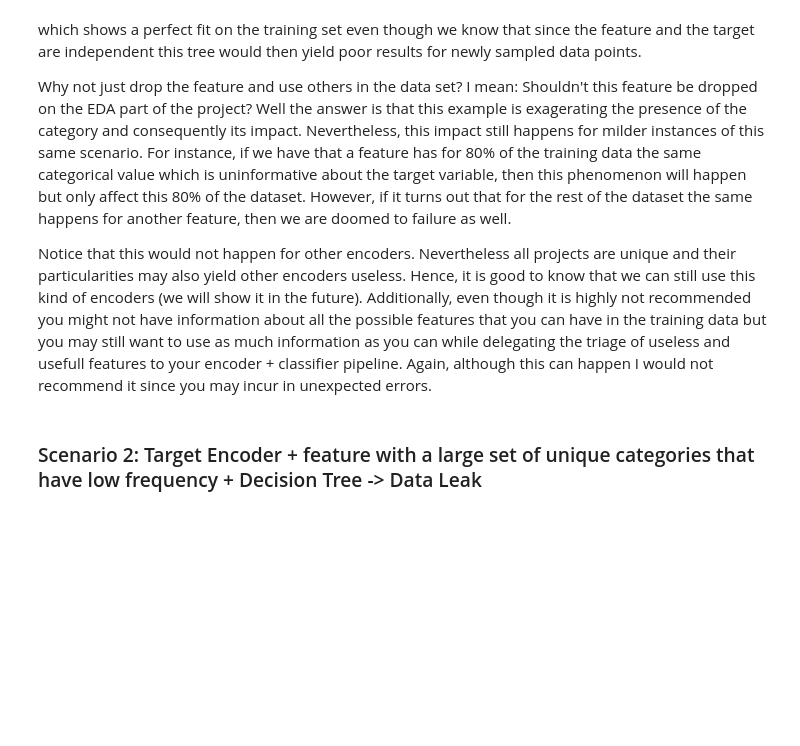
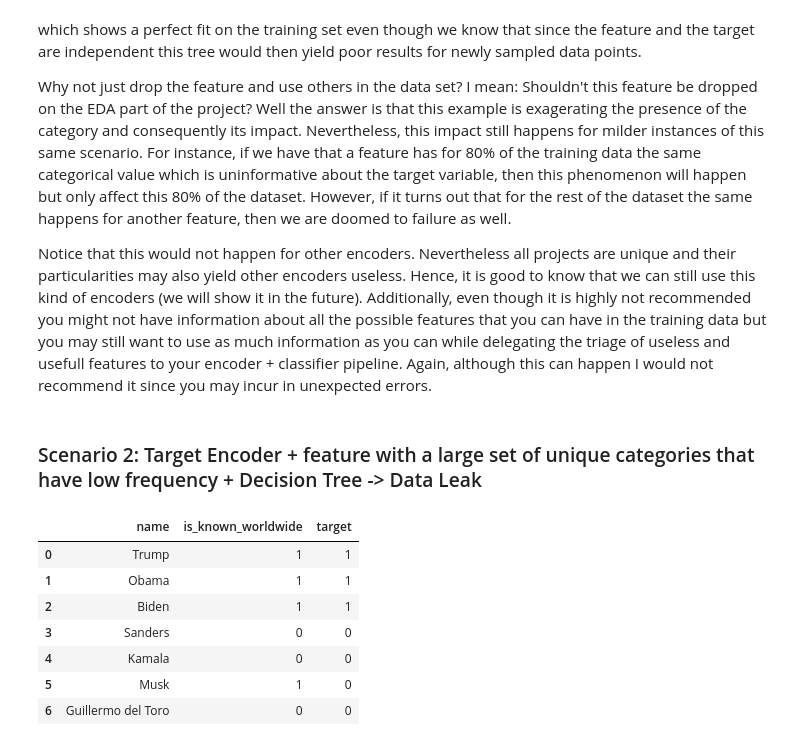
Before and after one commit to dooreas/TowardsCatboost, a Jupyter notebook: towards_catboost.ipynb, the cells around one changed output. Drawn from its saved outputs; the diff is of its cells as text; code cells hidden in the pictures; blank space fills up the shorter version.

```diff
--- a/towards_catboost.ipynb
+++ b/towards_catboost.ipynb
@@ -247,3 +247,21 @@ Why not just drop the feature and use others in the data set? I mean: Shouldn't
 Notice that this would not happen for other encoders. Nevertheless all projects are unique and their particularities may also yield other encoders useless. Hence, it is good to know that we can still use this kind of encoders (we will show it in the future). Additionally, even though it is highly not recommended you might not have information about all the possible features that you can have in the training data but you may still want to use as much information as you can while delegating the triage of useless and usefull features to your encoder + classifier pipeline. Again, although this can happen I would not recommend it since you may incur in unexpected errors.
 # %% [markdown]
 ### Scenario 2: Target Encoder + feature with a large set of unique categories that have low frequency + Decision Tree -> Data Leak
+# %%
+dataset_3 = pd.DataFrame(
+    {
+        "name": ["Trump", "Obama", "Biden", "Sanders", "Kamala", "Musk", "Guillermo del Toro"],
+        "is_known_worldwide": [1, 1, 1, 0, 0, 1, 0],
+        "target": [1, 1, 1, 0, 0, 0, 0],
+    },
+)
+dataset_3
+# %% [output]
+|  | name | is_known_worldwide | target |
+| 0 | Trump | 1 | 1 |
+| 1 | Obama | 1 | 1 |
+| 2 | Biden | 1 | 1 |
+| 3 | Sanders | 0 | 0 |
+| 4 | Kamala | 0 | 0 |
+| 5 | Musk | 1 | 0 |
+| 6 | Guillermo del Toro | 0 | 0 |
```
Also changed, not shown: parts of 5 cells of this notebook, 1 other file.
